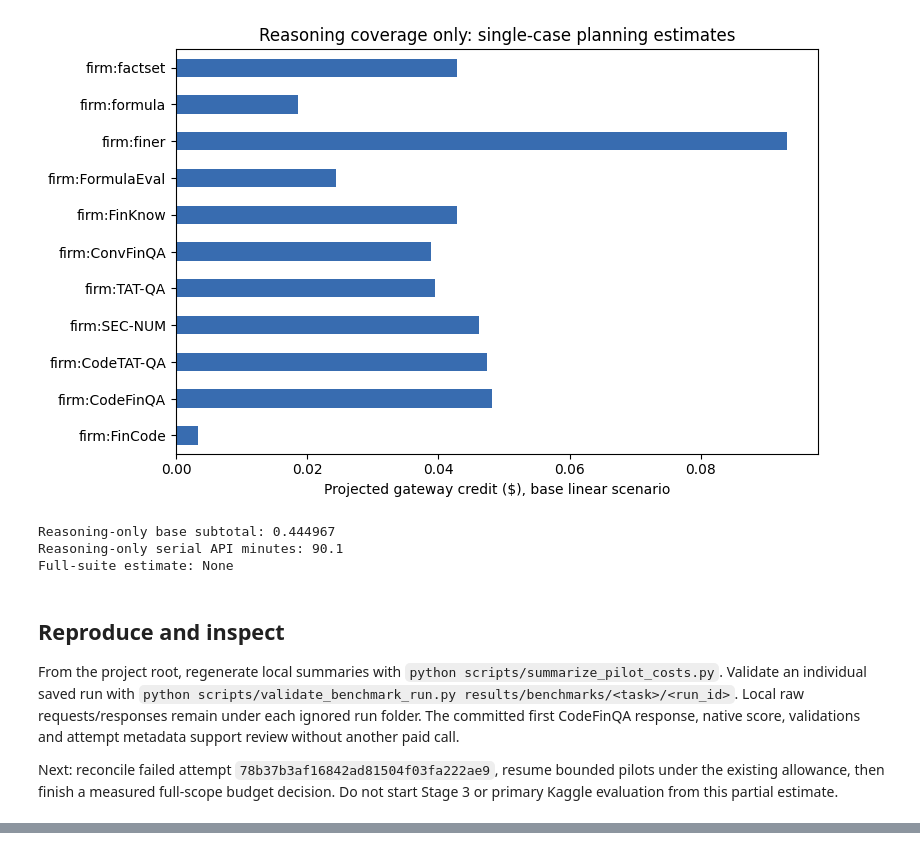
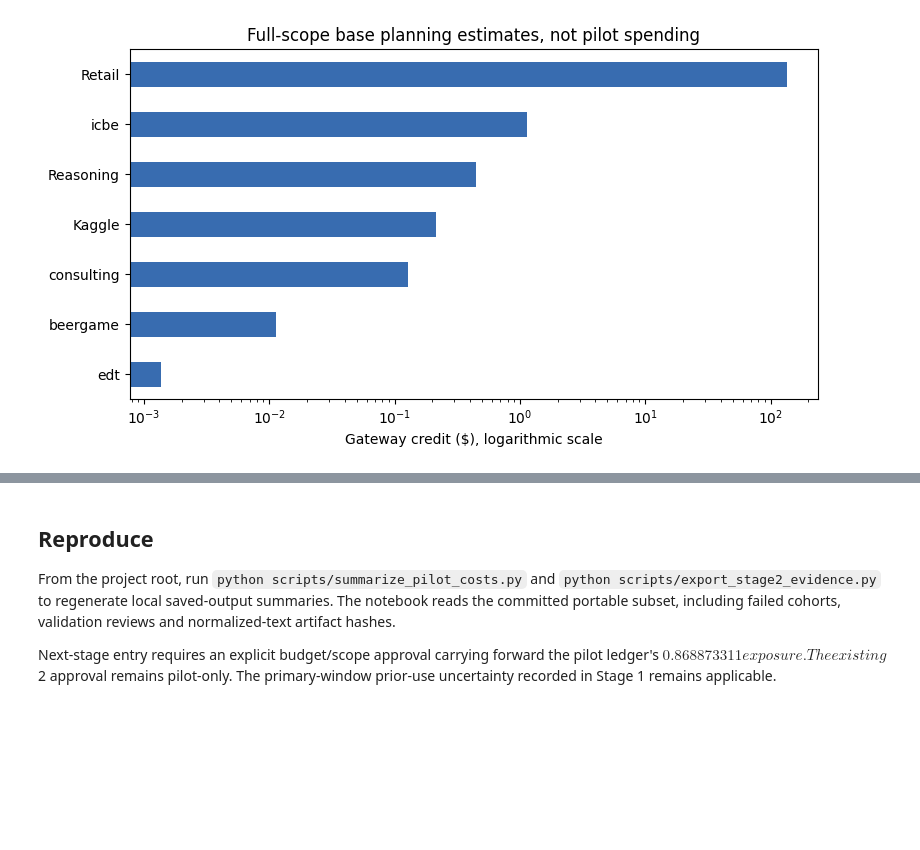
Before and after one commit to DnyChillTypin/llm-business-shocks-sim, a Jupyter notebook: notebooks/04_results_analysis.ipynb, the cells around one changed output, grey strips where cells are left out. Saved outputs shown, nothing was run; the diff lists cells and outputs as text; code cells hidden in the pictures; blank space fills up the shorter version.

```diff
--- a/notebooks/04_results_analysis.ipynb
+++ b/notebooks/04_results_analysis.ipynb
@@ -130,20 +165,16 @@ projection[['task', 'projection_status', 'full_units', 'full_horizon', 'cost_low
-# %%
-measured = projection.dropna(subset=['cost_base_scenario_usd'])
-ax = measured.set_index('task')['cost_base_scenario_usd'].plot.barh(figsize=(8, 5), color='#386cb0')
-ax.set(xlabel='Projected gateway credit ($), base linear scenario', ylabel='', title='Reasoning coverage only: single-case planning estimates')
-plt.tight_layout()
-plt.show()
-print('Reasoning-only base subtotal:', round(measured['cost_base_scenario_usd'].sum(), 6))
-print('Reasoning-only serial API minutes:', round(measured['serialized_api_seconds_base'].sum() / 60, 1))
-print('Full-suite estimate:', report['totals']['full_suite_cost_estimate_usd'])
-# %% [output]
-[figure, removed]
-Reasoning-only base subtotal: 0.444967
-Reasoning-only serial API minutes: 90.1
-Full-suite estimate: None
-# %% [markdown]
-## Reproduce and inspect
-
-From the project root, regenerate local summaries with `python scripts/summarize_pilot_costs.py`. Validate an individual saved run with `python scripts/validate_benchmark_run.py results/benchmarks/<task>/<run_id>`. Local raw requests/responses remain under each ignored run folder. The committed first CodeFinQA response, native score, validations and attempt metadata support review without another paid call.
-
-Next: reconcile failed attempt `78b37b3af16842ad81504f03fa222ae9`, resume bounded pilots under the existing allowance, then finish a measured full-scope budget decision. Do not start Stage 3 or primary Kaggle evaluation from this partial estimate.
+# %%
+family = projection.copy()
+family['family'] = family['task'].map(lambda t: 'Retail' if t.startswith('retail:') else 'Kaggle' if t.startswith('kaggle:') else 'Reasoning' if t.startswith('firm:') and t.split(':')[1] not in ['consulting', 'beergame', 'edt'] else t.split(':')[-1])
+plot_data = family.groupby('family')['cost_base_scenario_usd'].sum().sort_values()
+ax = plot_data.plot.barh(figsize=(8, 4.5), color='#386cb0', logx=True)
+ax.set(xlabel='Gateway credit ($), logarithmic scale', ylabel='', title='Full-scope base planning estimates, not pilot spending')
+plt.tight_layout()
+figures = ROOT / 'docs/assets/stage2'
+figures.mkdir(parents=True, exist_ok=True)
+plt.savefig(figures / 'full_scope_cost_base.png', dpi=160, bbox_inches='tight')
+plt.show()
+print('Base full-scope credit:', round(report['totals']['full_suite_cost_estimate_usd'], 2))
+print('Base elapsed hours:', round(report['totals']['full_suite_projected_elapsed_hours_base'], 1))
+display(pd.DataFrame([read('budget_proposal_nonretail_first_draft.json'), read('budget_proposal_full_scope.json')]))
+# %% [output]
+[figure, added]
@@ -149,0 +186,6 @@ Next: reconcile failed attempt `78b37b3af16842ad81504f03fa222ae9`, resume bounde
+# %% [markdown]
+## Reproduce
+
+From the project root, run `python scripts/summarize_pilot_costs.py` and `python scripts/export_stage2_evidence.py` to regenerate local saved-output summaries. The notebook reads the committed portable subset, including failed cohorts, validation reviews and normalized-text artifact hashes.
+
+Next-stage entry requires an explicit budget/scope approval carrying forward the pilot ledger's $0.868873311 exposure. The existing $2 approval remains pilot-only. The primary-window prior-use uncertainty recorded in Stage 1 remains applicable.
```
Also changed, not shown: parts of 19 cells of this notebook, 47 other files.
